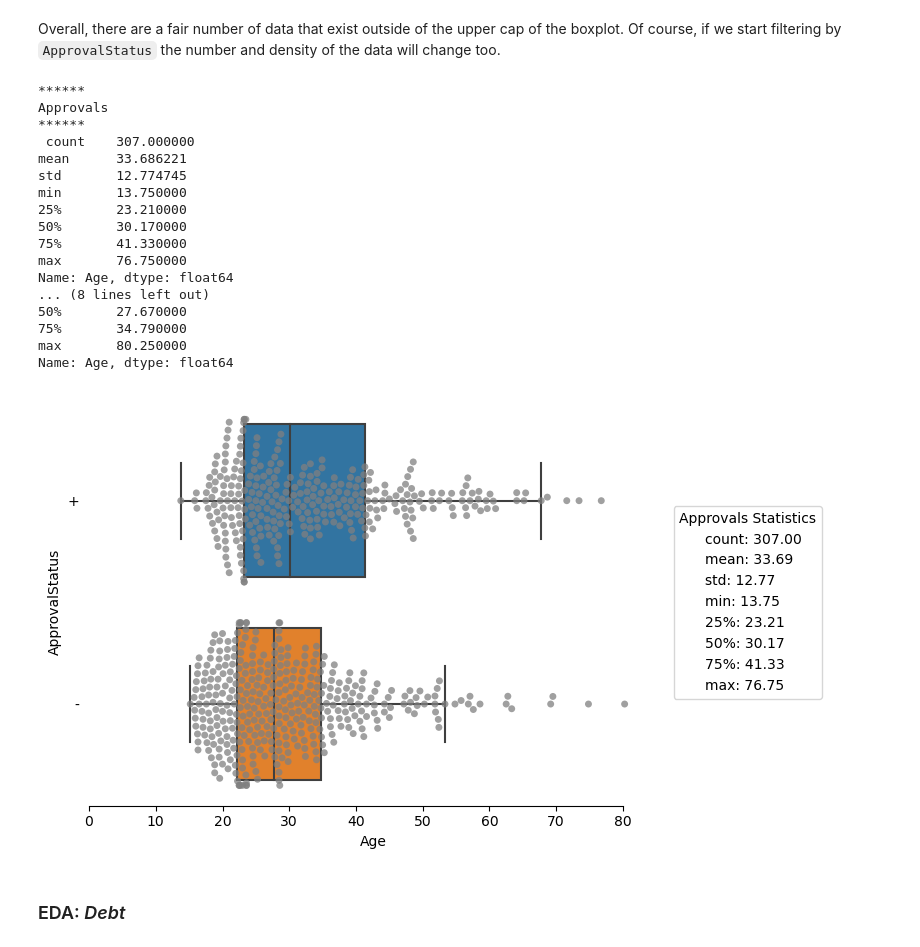
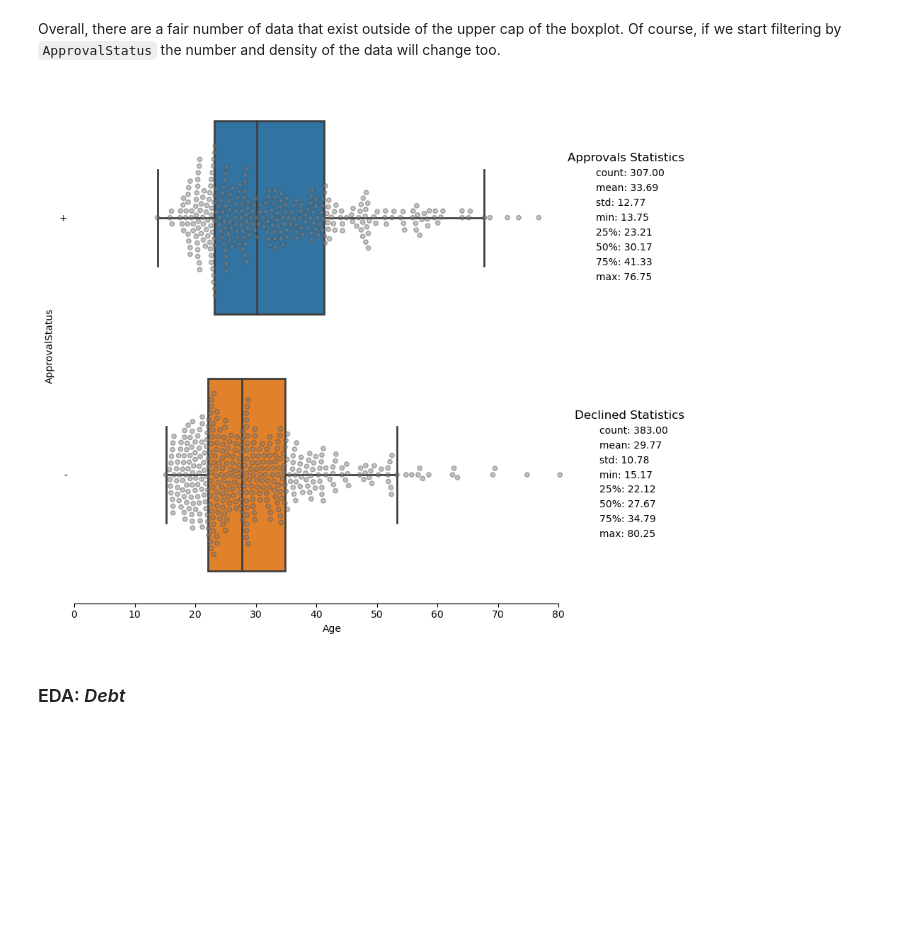
Before and after one commit to nvbergen/DC_project_CC_apps, a Jupyter notebook: Code/Credit approval Project.ipynb, the cells around one changed output. Drawn from its saved outputs; the diff is of its cells as text; code cells hidden in the pictures; blank space fills up the shorter version.

```diff
--- a/Code/Credit approval Project.ipynb
+++ b/Code/Credit approval Project.ipynb
@@ -1040,16 +1028,18 @@ Name: Age, dtype: float64
 # %%
-ax = sns.boxplot(x= 'Age', data=apps2, showfliers = False, showcaps = True, width = .75, linewidth= 2)
-ax = sns.swarmplot(x = 'Age', data = apps2, color = 'grey', alpha = 0.45, size = 4.55, linewidth=1)
+plt.figure(figsize = (8,8))
+ax = sns.boxplot(x= 'Age', data=apps2, showfliers = False, showcaps = True, width = .65, linewidth= 2)
+ax = sns.swarmplot(x = 'Age', data = apps2, color = 'grey', alpha = 0.75, size = 4.55, linewidth=1)
 plt.yticks([0],[])
 ax.set_xlim(0)
 ax.tick_params(left=False, bottom=True)
 plt.tight_layout()
 sns.despine(left = True, trim = True)
+
 #Adds stats descriptions as a legend on plot.
 '''
 Code credit: https://stackoverflow.com/questions/68439996/summary-statistics-on-seaborn-plot-in-dynamic-location-or-just-out-of-the-way
 '''
-labels = [f"{stat}: {val:.2f}" for stat, val in apps2['Debt'].describe().items()]
+labels = [f"{stat}: {val:.2f}" for stat, val in apps2['Age'].describe().items()]
 handles = [plt.Line2D([], [], visible=False) for _ in labels]
 
 ax.legend(
@@ -1057,8 +1047,8 @@ ax.legend(
     labels,
     loc="right",
     handlelength=0,
-    bbox_to_anchor=(1.30,0.5),
-    title = "Age Statistics",
-    title_fontsize= 18,
+    bbox_to_anchor=(1.20,0.5),
+    title = "Age Descriptions",
+    title_fontsize= 12, frameon=False
 );
 # %% [output]
@@ -1066,60 +1056,52 @@ ax.legend(
 # %% [markdown]
 Overall, there are a fair number of data that exist outside of the upper cap of the boxplot. Of course, if we start filtering by `ApprovalStatus` the number and density of the data will change too.
-# %%
-approvals = apps2[apps2['ApprovalStatus']=='+']['Age']
-declines = apps2[apps2['ApprovalStatus']=='-']['Age']
-
-print("******\nApprovals\n******\n", approvals.describe())
-print("******\nDeclines\n******\n", declines.describe())
-# %% [output]
-******
-Approvals
-******
- count    307.000000
-mean      33.686221
-std       12.774745
-min       13.750000
-25%       23.210000
-50%       30.170000
-75%       41.330000
-max       76.750000
-Name: Age, dtype: float64
-... (8 lines left out)
-50%       27.670000
-75%       34.790000
-max       80.250000
-Name: Age, dtype: float64
 # %%
+approvals = apps2[apps2['ApprovalStatus'] == '+']['Age']
+declines = apps2[apps2['ApprovalStatus'] == '-']['Age']
 
-ax = sns.boxplot(y= 'ApprovalStatus', x= 'Age', data=apps2, showfliers = False, showcaps = True, width = 0.75)
-ax = sns.swarmplot(y= 'ApprovalStatus', x = 'Age', data = apps2, color = 'grey', alpha = 0.75)
+plt.figure(figsize=(8,8))
+ax = sns.boxplot(y= 'ApprovalStatus', x= 'Age', data=apps2, showfliers = False, showcaps = True, width = 0.75, linewidth=2)
+ax = sns.swarmplot(y= 'ApprovalStatus', x = 'Age', data = apps2, color = 'grey', alpha = 0.45, linewidth=1, size= 4.55)
 
 
 ax.set_xlim(0,(apps2['Age'].max()+5))
 ax.tick_params(left=False, bottom=True)
 sns.despine(left = True, trim = True)
 plt.tight_layout()
 
 #Adds stats descriptions as a legend on plot.
 '''
 Code credit: https://stackoverflow.com/questions/68439996/summary-statistics-on-seaborn-plot-in-dynamic-location-or-just-out-of-the-way
 '''
 labels1 = [f"{stat}: {val:.2f}" for stat, val in approvals.describe().items()]
 handles1 = [plt.Line2D([], [], visible=False) for _ in labels]
 labels2 = [f"{stat}: {val:.2f}" for stat, val in declines.describe().items()]
 handles2 = [plt.Line2D([], [], visible=False) for _ in labels]
 
-ax.legend(
+approved_legend = ax.legend(
     handles1,
     labels1,
     loc="right",
     handlelength=0,
-    bbox_to_anchor=(1.30,0.5),
+    bbox_to_anchor=(1.20,0.75),
     title = "Approvals Statistics",
-    title_fontsize= 10,
+    title_fontsize= 12, frameon=False
 );
+#saves first legend to variable and then added to plot
+plt.gca().add_artist(approved_legend)
+#declines_legend =
+#creates another legend
+ax.legend(
+    handles2,
+    labels2,
+    loc="right",
+    handlelength=0,
+    bbox_to_anchor=(1.20,0.25),
+    title = "Declined Statistics",
+    title_fontsize= 12, frameon=False
+);
 # %% [output]
-[figure, old version]
+[figure, new version]
 # %% [markdown]
 <a id = "eda_debt"></a>
 ### EDA: _Debt_
```
Also changed, not shown: parts of 2 cells of this notebook.
